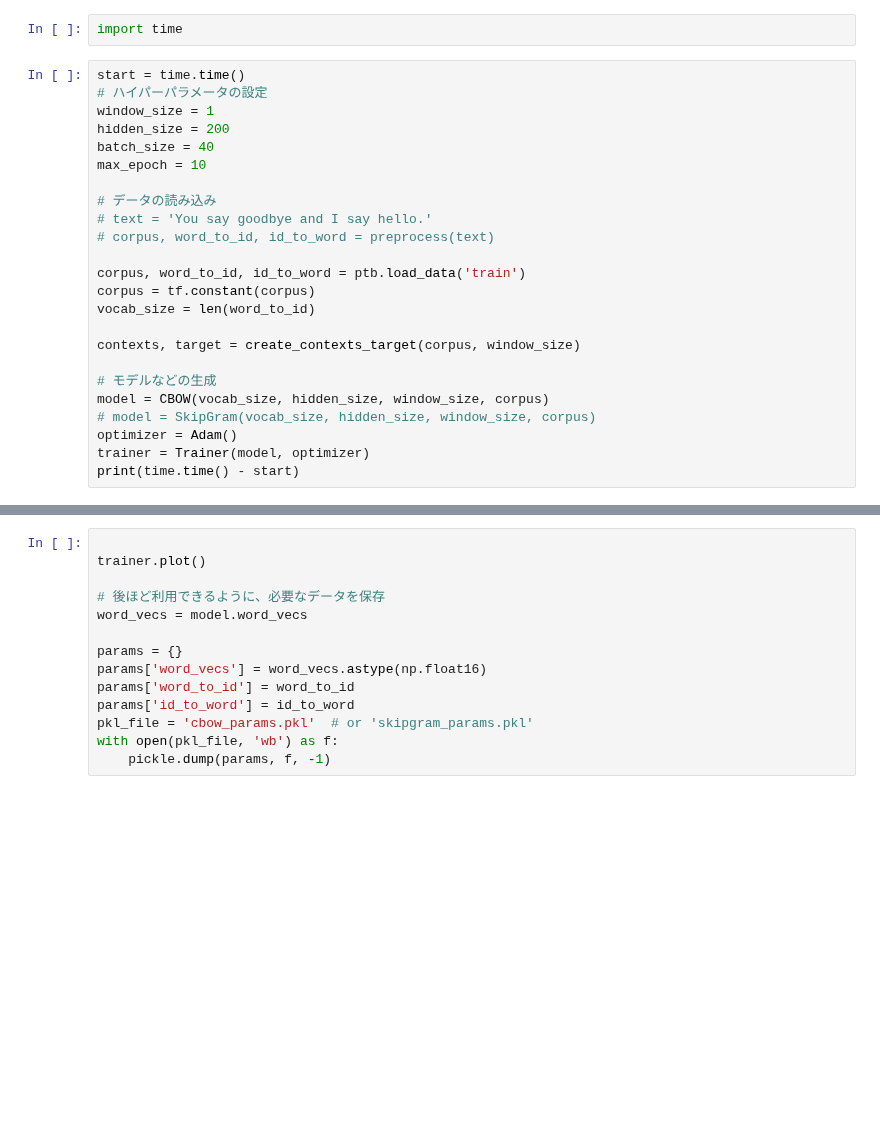
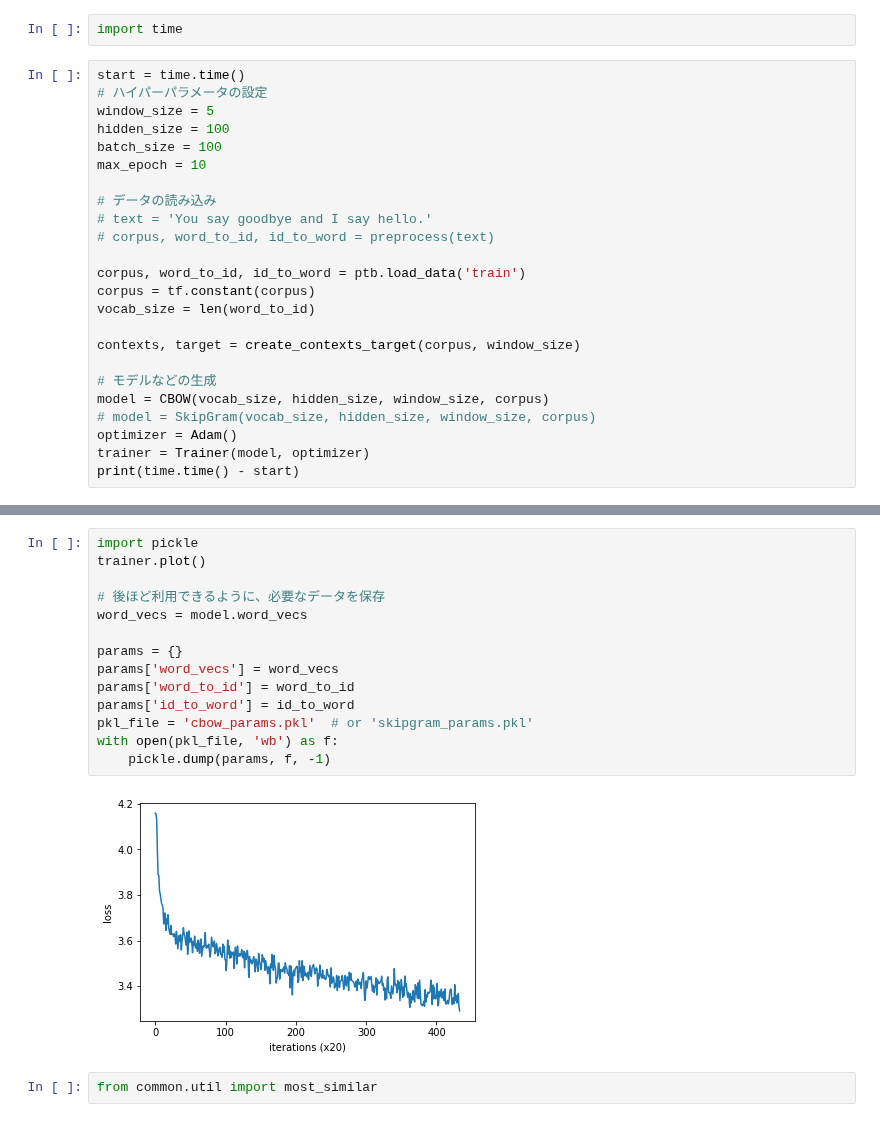
Before and after one commit to Rio114/practice, a Jupyter notebook: python_ML/ゼロからDL自然言語/chapter04.ipynb, the cells around one changed output, grey strips where cells are left out. Drawn from its saved outputs; the diff is of its cells as text; blank space fills up the shorter version.

```diff
--- a/python_ML/ゼロからDL自然言語/chapter04.ipynb
+++ b/python_ML/ゼロからDL自然言語/chapter04.ipynb
@@ -259,9 +259,9 @@ import time
 # %%
 start = time.time()
 # ハイパーパラメータの設定
-window_size = 1
-hidden_size = 200
-batch_size = 40
+window_size = 5
+hidden_size = 100
+batch_size = 100
 max_epoch = 10
 
 # データの読み込み
@@ -286,14 +327,18 @@ trainer.fit(contexts, target, max_epoch, batch_size)
 # %%
-
+import pickle
 trainer.plot()
 
 # 後ほど利用できるように、必要なデータを保存
 word_vecs = model.word_vecs
 
 params = {}
-params['word_vecs'] = word_vecs.astype(np.float16)
+params['word_vecs'] = word_vecs
 params['word_to_id'] = word_to_id
 params['id_to_word'] = id_to_word
 pkl_file = 'cbow_params.pkl'  # or 'skipgram_params.pkl'
 with open(pkl_file, 'wb') as f:
     pickle.dump(params, f, -1)
+# %% [output]
+[figure, added]
+# %%
+from common.util import most_similar
```
Also changed, not shown: parts of 4 cells of this notebook, 10 other files.
